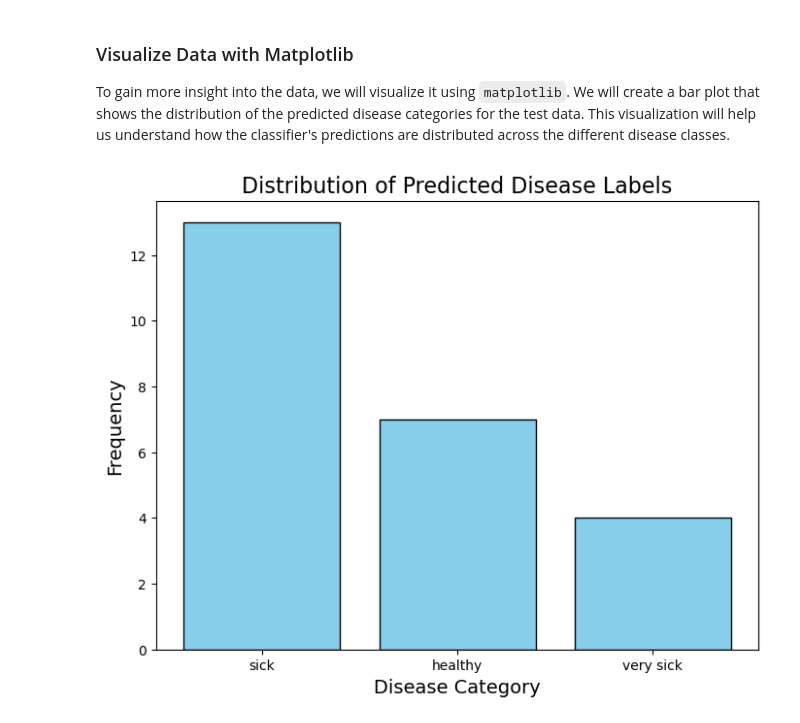
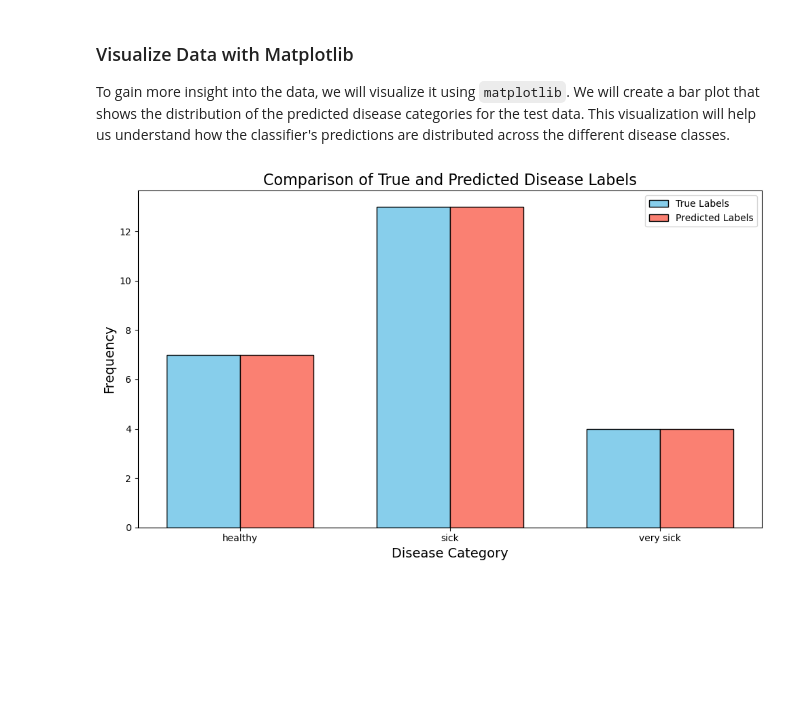
Before and after one commit to mmarsal/machine-learning, a Jupyter notebook: main.ipynb, the cells around one changed output. Drawn from its saved outputs; the diff is of its cells as text; code cells hidden in the pictures; blank space fills up the shorter version.

```diff
--- a/main.ipynb
+++ b/main.ipynb
@@ -362,23 +362,47 @@ To gain more insight into the data, we will visualize it using `matplotlib`. We
 # %%
 # Use predict_probability to get predictions and probabilities
 results = naive_bayes.predict_probability(test_data)
 
 # Extract the predicted labels from the 'Prediction' column
 predicted_labels = results['Prediction']
 
-# Count the occurrences of each unique label using Pandas
-label_counts = predicted_labels.value_counts()
+# Reset the index of test_labels to align it with predicted_labels
+true_labels = test_labels.reset_index(drop=True)
 
-# Create a bar chart to visualize the distribution of predicted labels
-plt.figure(figsize=(8, 6))
-plt.bar(label_counts.index, label_counts.values, color='skyblue', edgecolor='black')
+# Create a DataFrame with true labels and predicted labels
+comparison_df = pd.DataFrame({'True Label': true_labels, 'Predicted Label': predicted_labels})
+
+# Count the occurrences of each unique label in true labels and predicted labels
+true_label_counts = true_labels.value_counts()
+predicted_label_counts = predicted_labels.value_counts()
+
+# Identify all unique labels to ensure both sets have the same x-axis categories
+labels = sorted(set(true_labels.unique()).union(predicted_labels.unique()))
+x = list(range(len(labels)))  # Label locations
+width = 0.35  # Width of the bars
+
+# Compute positions for true labels and predicted labels
+x_true = [xi - width/2 for xi in x]
+x_pred = [xi + width/2 for xi in x]
+
+# Get the counts for each label, ensuring alignment with labels
+true_counts = [true_label_counts.get(label, 0) for label in labels]
+pred_counts = [predicted_label_counts.get(label, 0) for label in labels]
+
+# Create a bar chart to visualize the distribution of true and predicted labels
+plt.figure(figsize=(10, 6))
+plt.bar(x_true, true_counts, width, label='True Labels', color='skyblue', edgecolor='black')
+plt.bar(x_pred, pred_counts, width, label='Predicted Labels', color='salmon', edgecolor='black')
 
 # Add titles and labels
-plt.title('Distribution of Predicted Disease Labels', fontsize=16)
+plt.title('Comparison of True and Predicted Disease Labels', fontsize=16)
 plt.xlabel('Disease Category', fontsize=14)
 plt.ylabel('Frequency', fontsize=14)
+plt.xticks(x, labels)
+plt.legend()
 
 # Show the plot
+plt.tight_layout()
 plt.show()
 # %% [output]
-[figure, old version]
+[figure, new version]
```
Also changed, not shown: parts of 2 cells of this notebook.
